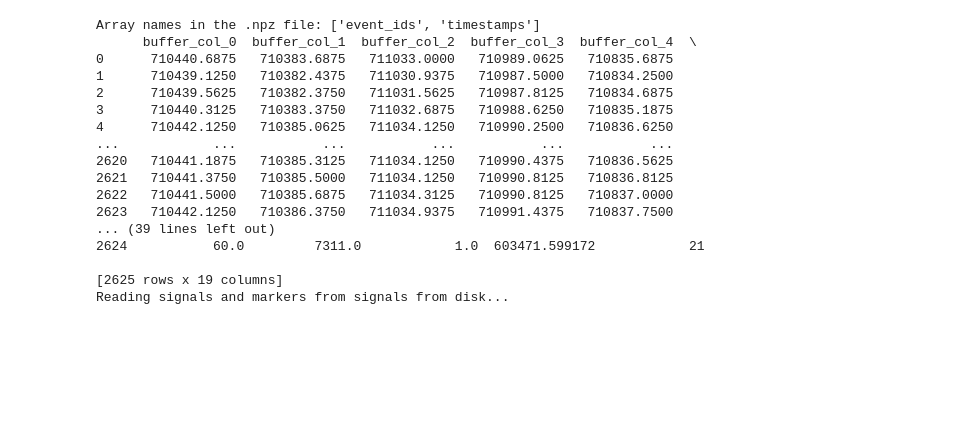
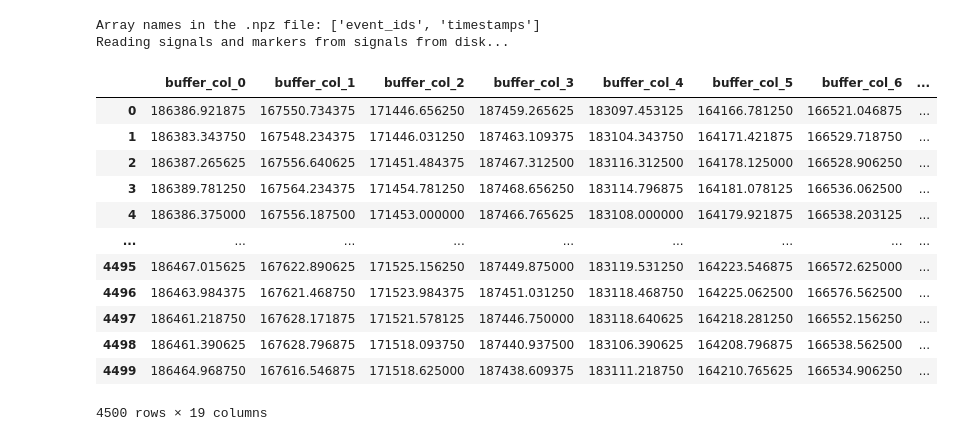
Before and after one commit to cosmicdonut1/NEvol-project, a Jupyter notebook: epoching_logic.ipynb, the cells around one changed output. Saved outputs shown, nothing was run; the diff lists cells and outputs as text; code cells hidden in the pictures; blank space fills up the shorter version.

```diff
--- a/epoching_logic.ipynb
+++ b/epoching_logic.ipynb
@@ -19,33 +22,34 @@ from sklearn.pipeline import make_pipeline
 # save the classifier model as a pickle file for prediction later
 
 # Load the .npz file for task
-file_path = 'processed_data/task_data/task_markers.npz'  # Replace with your file path
+file_path = 'processed_data/motor_imagery/2024-06-03_22-57-05/task_data/task_markers.npz'  # Replace with your file path
 df_tasks = load_task_markers(file_path)
 
 # Load the .npz file for buffer
-folder_path = 'processed_data/signal_data/'
+folder_path = 'processed_data/motor_imagery/2024-06-03_22-57-05/signal_data/'
 df_buffers = load_buffers(folder_path)
 
-print(df_buffers)
+# print(df_buffers)
 print("Reading signals and markers from signals from disk...")
 
 df_buffers = df_buffers.sort_values('timestamps').reset_index(drop=True)
 df_tasks = df_tasks.sort_values('timestamps').reset_index(drop=True)
 # %% [output]
 Array names in the .npz file: ['event_ids', 'timestamps']
-      buffer_col_0  buffer_col_1  buffer_col_2  buffer_col_3  buffer_col_4  \
-0      710440.6875   710383.6875   711033.0000   710989.0625   710835.6875
-1      710439.1250   710382.4375   711030.9375   710987.5000   710834.2500
-2      710439.5625   710382.3750   711031.5625   710987.8125   710834.6875
-3      710440.3125   710383.3750   711032.6875   710988.6250   710835.1875
-4      710442.1250   710385.0625   711034.1250   710990.2500   710836.6250
-...            ...           ...           ...           ...           ...
-2620   710441.1875   710385.3125   711034.1250   710990.4375   710836.5625
-2621   710441.3750   710385.5000   711034.1250   710990.8125   710836.8125
-2622   710441.5000   710385.6875   711034.3125   710990.8125   710837.0000
-2623   710442.1250   710386.3750   711034.9375   710991.4375   710837.7500
-... (39 lines left out)
-2624           60.0         7311.0            1.0  603471.599172            21
-
-[2625 rows x 19 columns]
 Reading signals and markers from signals from disk...
+# %%
+df_buffers
+# %% [output]
+|  | buffer_col_0 | buffer_col_1 | buffer_col_2 | buffer_col_3 | buffer_col_4 | buffer_col_5 | buffer_col_6 | ... |
+| 0 | 186386.921875 | 167550.734375 | 171446.656250 | 187459.265625 | 183097.453125 | 164166.781250 | 166521.046875 | ... |
+| 1 | 186383.343750 | 167548.234375 | 171446.031250 | 187463.109375 | 183104.343750 | 164171.421875 | 166529.718750 | ... |
+| 2 | 186387.265625 | 167556.640625 | 171451.484375 | 187467.312500 | 183116.312500 | 164178.125000 | 166528.906250 | ... |
+| 3 | 186389.781250 | 167564.234375 | 171454.781250 | 187468.656250 | 183114.796875 | 164181.078125 | 166536.062500 | ... |
+| 4 | 186386.375000 | 167556.187500 | 171453.000000 | 187466.765625 | 183108.000000 | 164179.921875 | 166538.203125 | ... |
+| ... | ... | ... | ... | ... | ... | ... | ... | ... |
+| 4495 | 186467.015625 | 167622.890625 | 171525.156250 | 187449.875000 | 183119.531250 | 164223.546875 | 166572.625000 | ... |
+| 4496 | 186463.984375 | 167621.468750 | 171523.984375 | 187451.031250 | 183118.468750 | 164225.062500 | 166576.562500 | ... |
+| 4497 | 186461.218750 | 167628.171875 | 171521.578125 | 187446.750000 | 183118.640625 | 164218.281250 | 166552.156250 | ... |
+| 4498 | 186461.390625 | 167628.796875 | 171518.093750 | 187440.937500 | 183106.390625 | 164208.796875 | 166538.562500 | ... |
+| 4499 | 186464.968750 | 167616.546875 | 171518.625000 | 187438.609375 | 183111.218750 | 164210.765625 | 166534.906250 | ... |
+4500 rows × 19 columns
```
Also changed, not shown: parts of 63 cells of this notebook, 41 other files.
